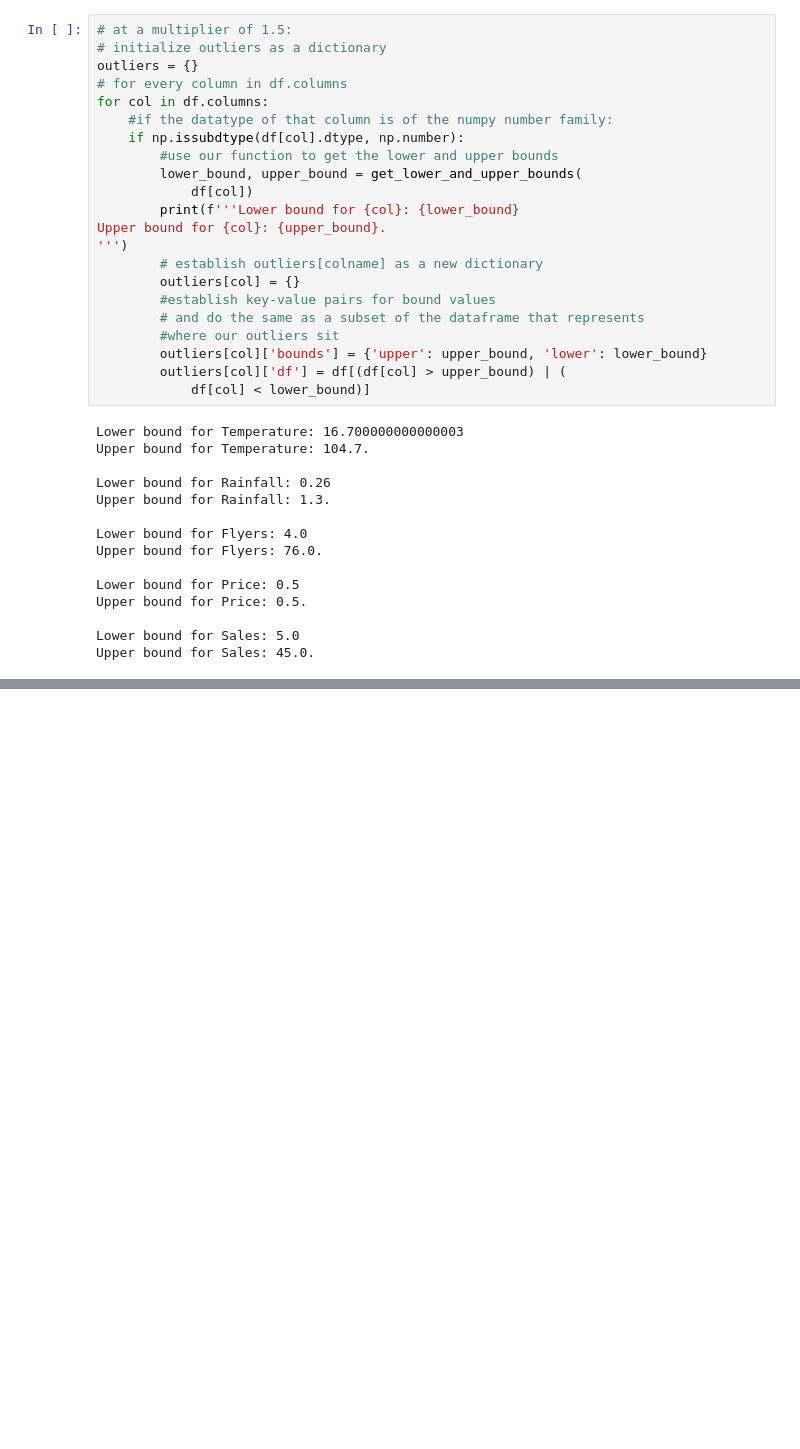
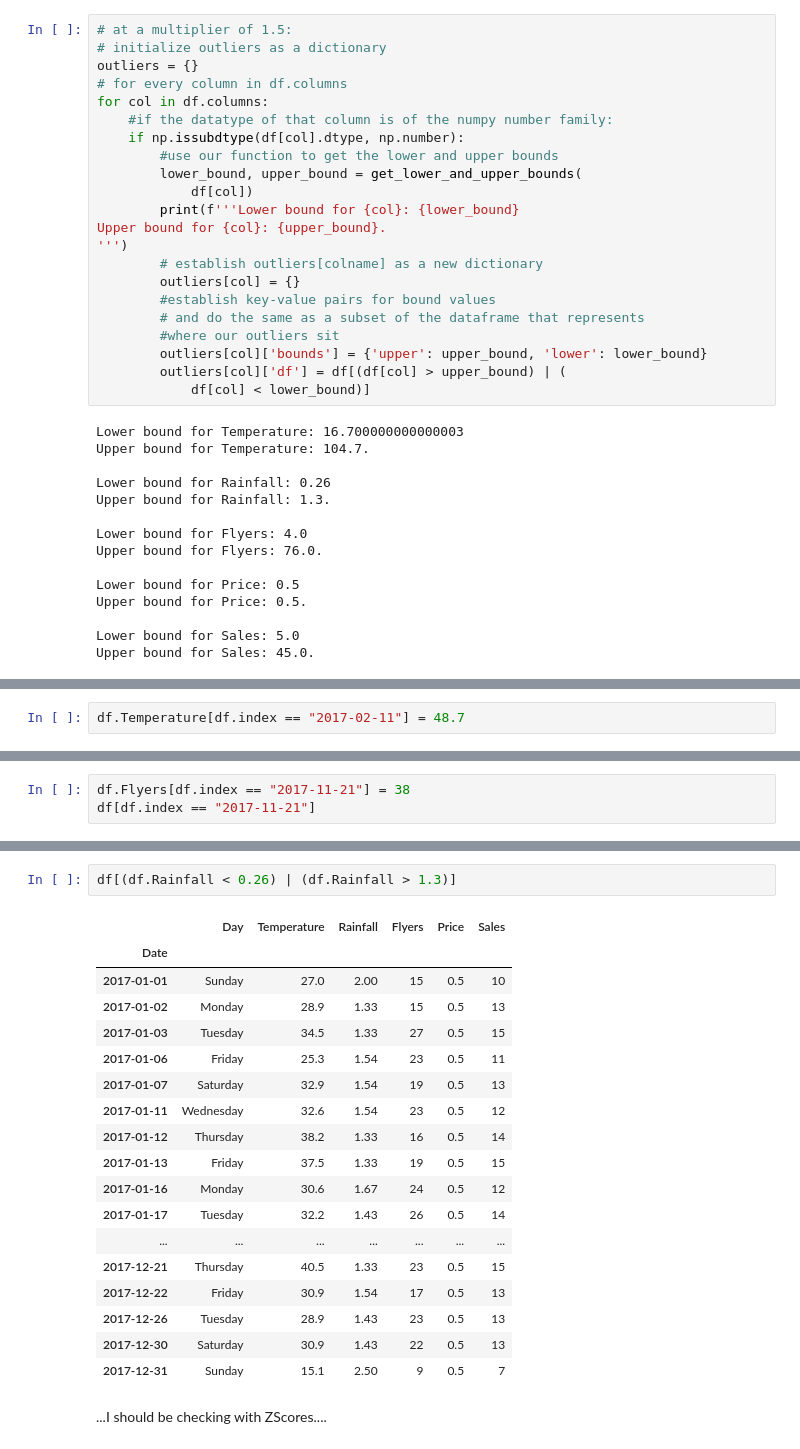
Before and after one commit to JenniferMLewis/anomaly-detection-exercises, a Jupyter notebook: continuous_probabilistic_methods.ipynb, the cells around one changed output, grey strips where cells are left out. Saved outputs shown, nothing was run; the diff lists cells and outputs as text; blank space fills up the shorter version.

```diff
--- a/continuous_probabilistic_methods.ipynb
+++ b/continuous_probabilistic_methods.ipynb
@@ -283,0 +360,2 @@ Upper bound for Sales: 45.0.
+# %%
+df.Temperature[df.index == "2017-02-11"] = 48.7
@@ -283,0 +417,3 @@ Upper bound for Sales: 45.0.
+# %%
+df.Flyers[df.index == "2017-11-21"] = 38
+df[df.index == "2017-11-21"]
@@ -283,0 +478,23 @@ Upper bound for Sales: 45.0.
+# %%
+df[(df.Rainfall < 0.26) | (df.Rainfall > 1.3)]
+# %% [output]
+|  | Day | Temperature | Rainfall | Flyers | Price | Sales |
+| Date |  |  |  |  |  |  |
+| 2017-01-01 | Sunday | 27.0 | 2.00 | 15 | 0.5 | 10 |
+| 2017-01-02 | Monday | 28.9 | 1.33 | 15 | 0.5 | 13 |
+| 2017-01-03 | Tuesday | 34.5 | 1.33 | 27 | 0.5 | 15 |
+| 2017-01-06 | Friday | 25.3 | 1.54 | 23 | 0.5 | 11 |
+| 2017-01-07 | Saturday | 32.9 | 1.54 | 19 | 0.5 | 13 |
+| 2017-01-11 | Wednesday | 32.6 | 1.54 | 23 | 0.5 | 12 |
+| 2017-01-12 | Thursday | 38.2 | 1.33 | 16 | 0.5 | 14 |
+| 2017-01-13 | Friday | 37.5 | 1.33 | 19 | 0.5 | 15 |
+| 2017-01-16 | Monday | 30.6 | 1.67 | 24 | 0.5 | 12 |
+| 2017-01-17 | Tuesday | 32.2 | 1.43 | 26 | 0.5 | 14 |
+| ... | ... | ... | ... | ... | ... | ... |
+| 2017-12-21 | Thursday | 40.5 | 1.33 | 23 | 0.5 | 15 |
+| 2017-12-22 | Friday | 30.9 | 1.54 | 17 | 0.5 | 13 |
+| 2017-12-26 | Tuesday | 28.9 | 1.43 | 23 | 0.5 | 13 |
+| 2017-12-30 | Saturday | 30.9 | 1.43 | 22 | 0.5 | 13 |
+| 2017-12-31 | Sunday | 15.1 | 2.50 | 9 | 0.5 | 7 |
+# %% [markdown]
+...I should be checking with ZScores....
```
Also changed, not shown: parts of 40 cells of this notebook.
